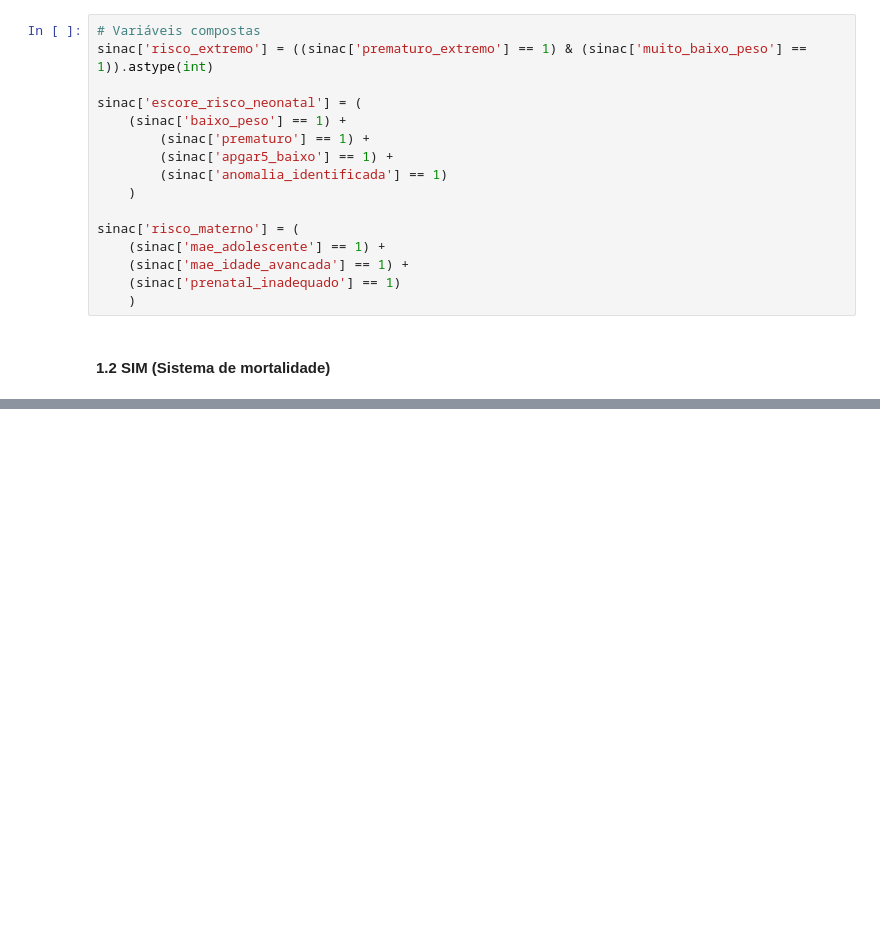
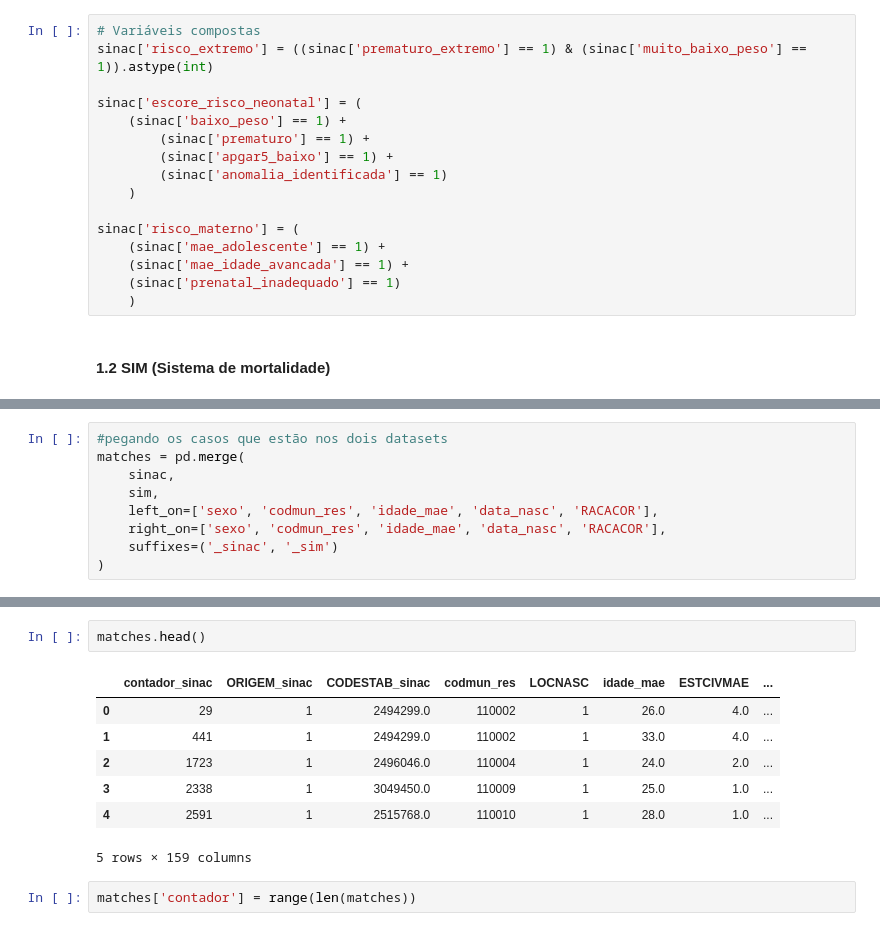
Before and after one commit to juliamssilva/neopredict, a Jupyter notebook: main.ipynb, the cells around one changed output, grey strips where cells are left out. Saved outputs shown, nothing was run; the diff lists cells and outputs as text; blank space fills up the shorter version.

```diff
--- a/main.ipynb
+++ b/main.ipynb
@@ -213,0 +232,9 @@ sim.rename(columns={
+# %%
+#pegando os casos que estão nos dois datasets
+matches = pd.merge(
+    sinac,
+    sim,
+    left_on=['sexo', 'codmun_res', 'idade_mae', 'data_nasc', 'RACACOR'],
+    right_on=['sexo', 'codmun_res', 'idade_mae', 'data_nasc', 'RACACOR'],
+    suffixes=('_sinac', '_sim')
+)
@@ -213,0 +245,12 @@ sim.rename(columns={
+# %%
+matches.head()
+# %% [output]
+|  | contador_sinac | ORIGEM_sinac | CODESTAB_sinac | codmun_res | LOCNASC | idade_mae | ESTCIVMAE | ... |
+| 0 | 29 | 1 | 2494299.0 | 110002 | 1 | 26.0 | 4.0 | ... |
+| 1 | 441 | 1 | 2494299.0 | 110002 | 1 | 33.0 | 4.0 | ... |
+| 2 | 1723 | 1 | 2496046.0 | 110004 | 1 | 24.0 | 2.0 | ... |
+| 3 | 2338 | 1 | 3049450.0 | 110009 | 1 | 25.0 | 1.0 | ... |
+| 4 | 2591 | 1 | 2515768.0 | 110010 | 1 | 28.0 | 1.0 | ... |
+5 rows × 159 columns
+# %%
+matches['contador'] = range(len(matches))
```
Also changed, not shown: parts of 16 cells of this notebook.
